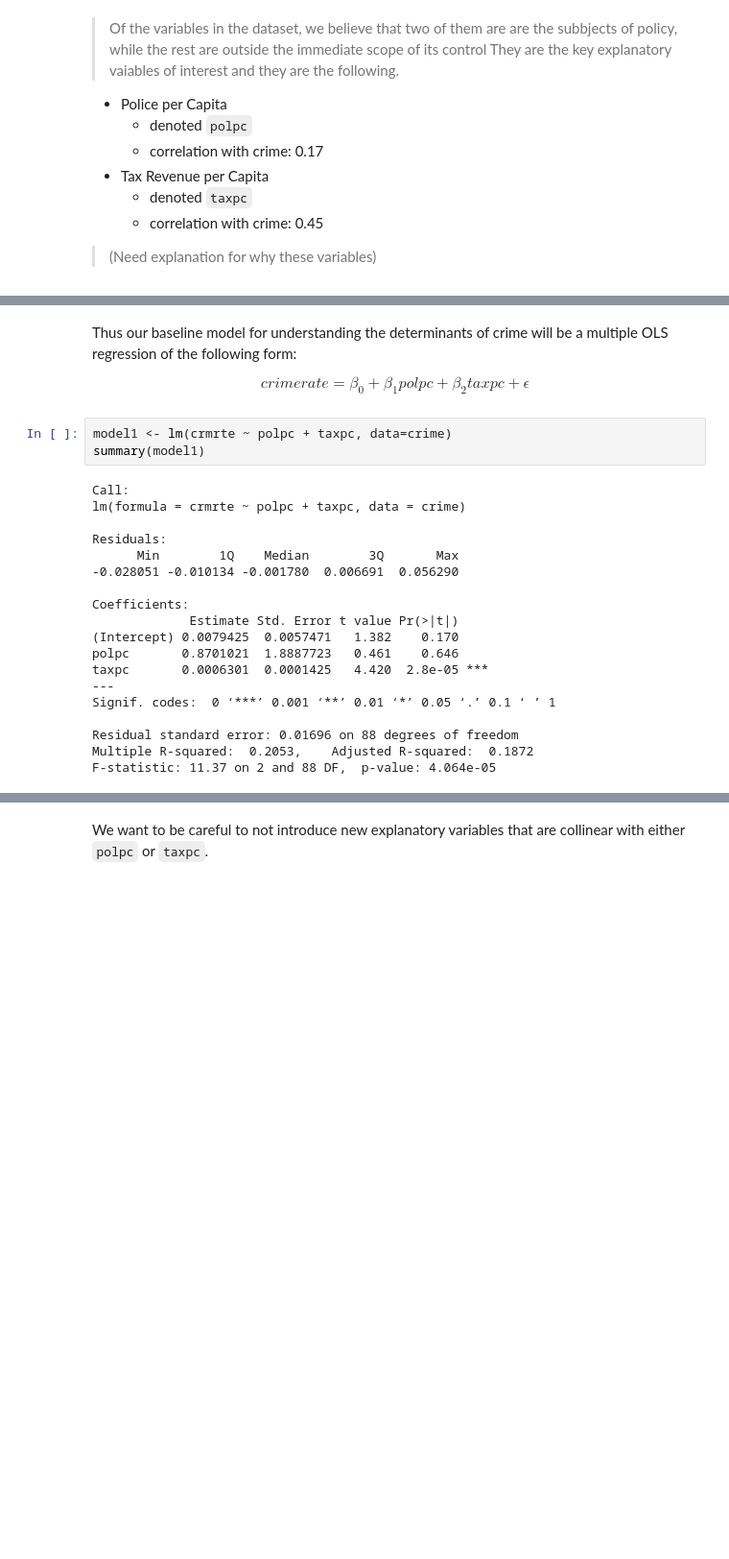
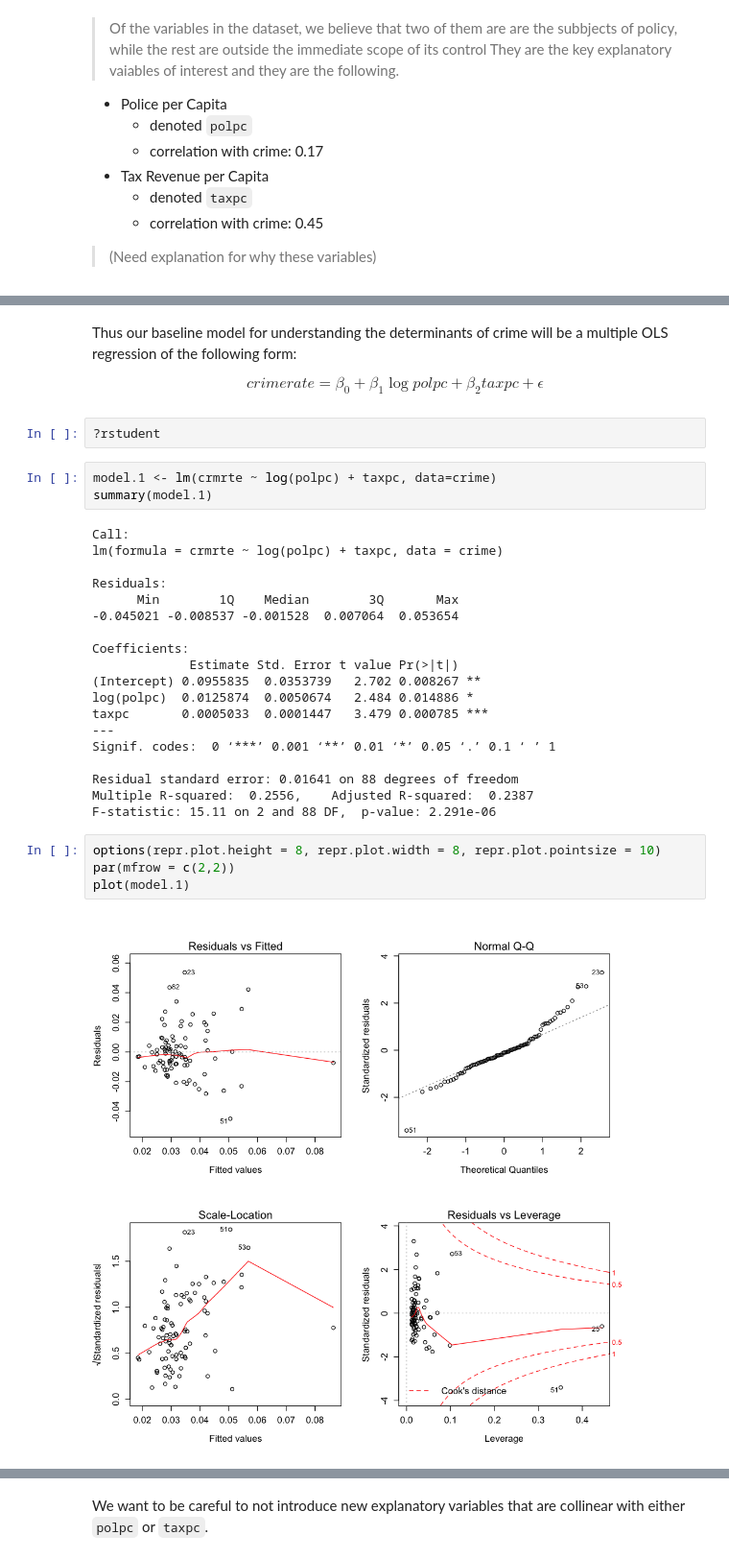
Before and after one commit to JBPelzner/w203-Lab-3, a Jupyter notebook: lab_3_rowan.ipynb, the cells around one changed output, grey strips where cells are left out. Shown at 96% size. Saved outputs shown, nothing was run; the diff lists cells and outputs as text; blank space fills up the shorter version.

```diff
--- a/lab_3_rowan.ipynb
+++ b/lab_3_rowan.ipynb
@@ -418,26 +460,34 @@ plot(crime$taxpc, y, xlab = 'tax tevenue per tapita', ylab = 'crime rate', main
 # %% [markdown]
 Thus our baseline model for understanding the determinants of crime will be a multiple OLS regression of the following form:
 
-$$ crimerate = \beta_0 + \beta_1polpc + \beta_2taxpc + \epsilon$$
+$$ crimerate = \beta_0 + \beta_1\log polpc + \beta_2taxpc + \epsilon$$
+# %%
+?rstudent
 # %%
-model1 <- lm(crmrte ~ polpc + taxpc, data=crime)
-summary(model1)
+model.1 <- lm(crmrte ~ log(polpc) + taxpc, data=crime)
+summary(model.1)
 # %% [output]
 Call:
-lm(formula = crmrte ~ polpc + taxpc, data = crime)
+lm(formula = crmrte ~ log(polpc) + taxpc, data = crime)
 
 Residuals:
       Min        1Q    Median        3Q       Max
--0.028051 -0.010134 -0.001780  0.006691  0.056290
+-0.045021 -0.008537 -0.001528  0.007064  0.053654
 
 Coefficients:
              Estimate Std. Error t value Pr(>|t|)
-(Intercept) 0.0079425  0.0057471   1.382    0.170
-polpc       0.8701021  1.8887723   0.461    0.646
-taxpc       0.0006301  0.0001425   4.420  2.8e-05 ***
+(Intercept) 0.0955835  0.0353739   2.702 0.008267 **
+log(polpc)  0.0125874  0.0050674   2.484 0.014886 *
+taxpc       0.0005033  0.0001447   3.479 0.000785 ***
 ---
 Signif. codes:  0 ‘***’ 0.001 ‘**’ 0.01 ‘*’ 0.05 ‘.’ 0.1 ‘ ’ 1
 
-Residual standard error: 0.01696 on 88 degrees of freedom
-Multiple R-squared:  0.2053,    Adjusted R-squared:  0.1872
-F-statistic: 11.37 on 2 and 88 DF,  p-value: 4.064e-05
+Residual standard error: 0.01641 on 88 degrees of freedom
+Multiple R-squared:  0.2556,    Adjusted R-squared:  0.2387
+F-statistic: 15.11 on 2 and 88 DF,  p-value: 2.291e-06
+# %%
+options(repr.plot.height = 8, repr.plot.width = 8, repr.plot.pointsize = 10)
+par(mfrow = c(2,2))
+plot(model.1)
+# %% [output]
+[figure, added]
```
Also changed, not shown: parts of 20 cells of this notebook.
